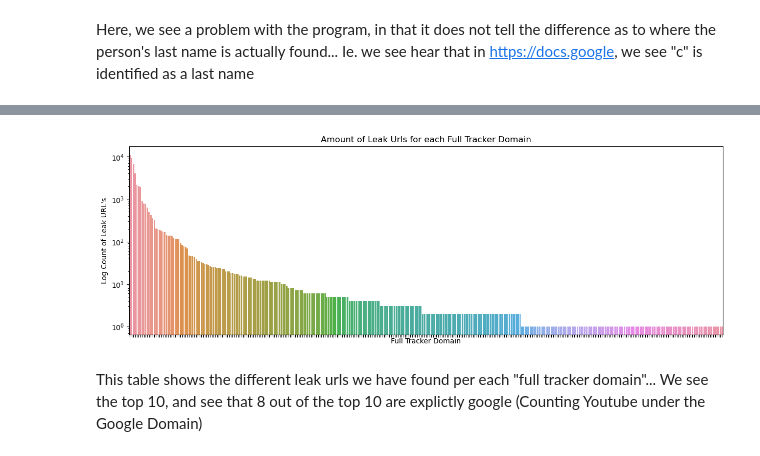
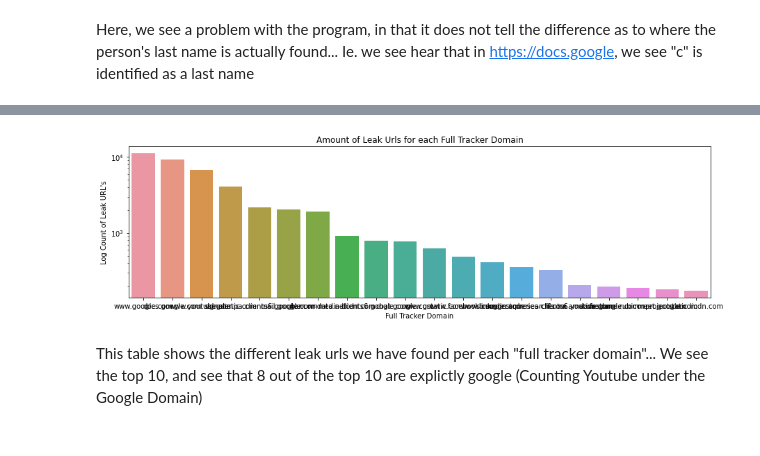
Before and after one commit to NoahApthorpe/EdTechInspector, a Jupyter notebook: EDA/25thJuly_DA_output_rewriting.ipynb, the cells around one changed output, grey strips where cells are left out. Cells and saved outputs as stored; diff of their text form; code cells hidden in the pictures.

Commit message:
added full tracker graph

```diff
--- a/EDA/25thJuly_DA_output_rewriting.ipynb
+++ b/EDA/25thJuly_DA_output_rewriting.ipynb
@@ -621,13 +621,13 @@ df_full_vs_leak1.head(10)
 | 9 | chat.google.com | {hLEAKED_LASTNAMELEAKED_LASTNAMEp... | 775 |
 # %%
 plt.figure().set_figwidth(15)
-bp_full_tracker_count = sns.barplot(data = df_full_vs_leak1, x = 'Full Tracker Domain',y = 'Count').set(title = "Amount of Leak Urls for each Full Tracker Domain")
+bp_full_tracker_count = sns.barplot(data = df_full_vs_leak1.head(20), x = 'Full Tracker Domain',y = 'Count').set(title = "Amount of Leak Urls for each Full Tracker Domain")
 plt.yscale('log')
 plt.ylabel("Log Count of Leak URL's")
-plt.xticks(visible = False)
+plt.xticks(visible = True, )
 plt.show()
 # %% [output]
-[figure, old version]
+[figure, new version]
 # %% [markdown]
 This table shows the different leak urls we have found per each "full tracker domain"... We see the top 10, and see that 8 out of the top 10 are explictly google (Counting Youtube under the Google Domain)
 # %%
```
Also changed, not shown: parts of 17 cells of this notebook.
